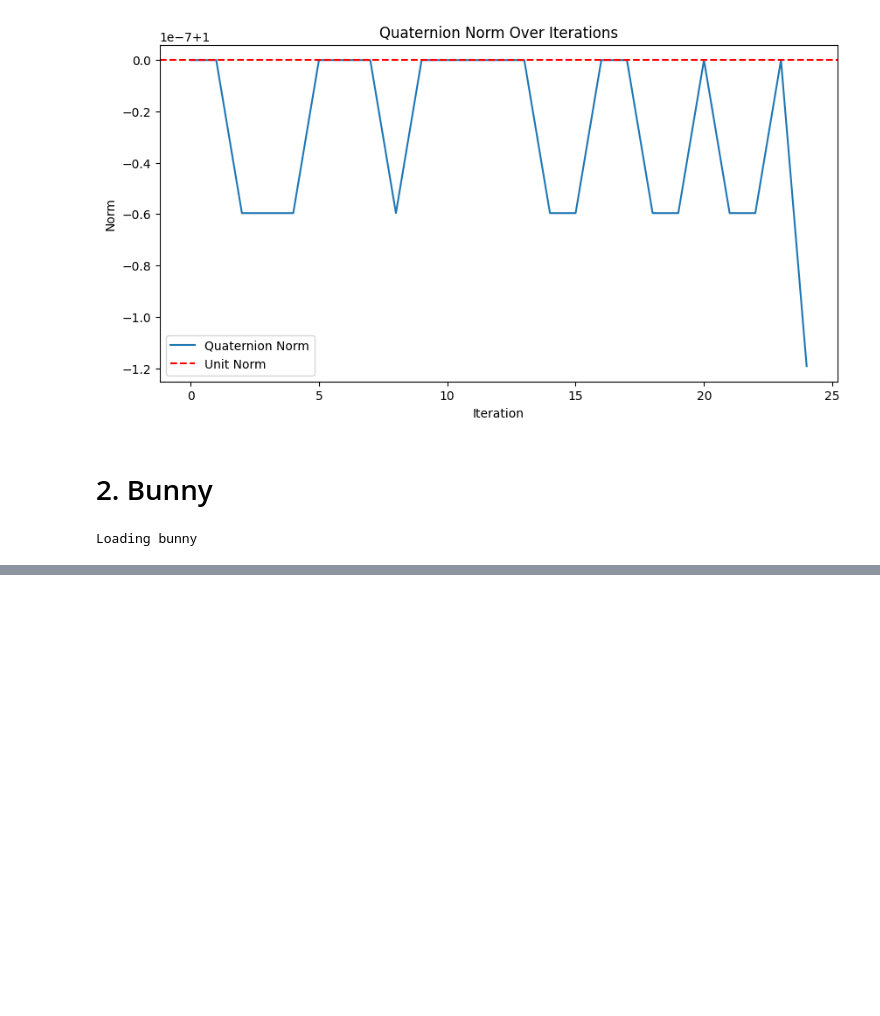
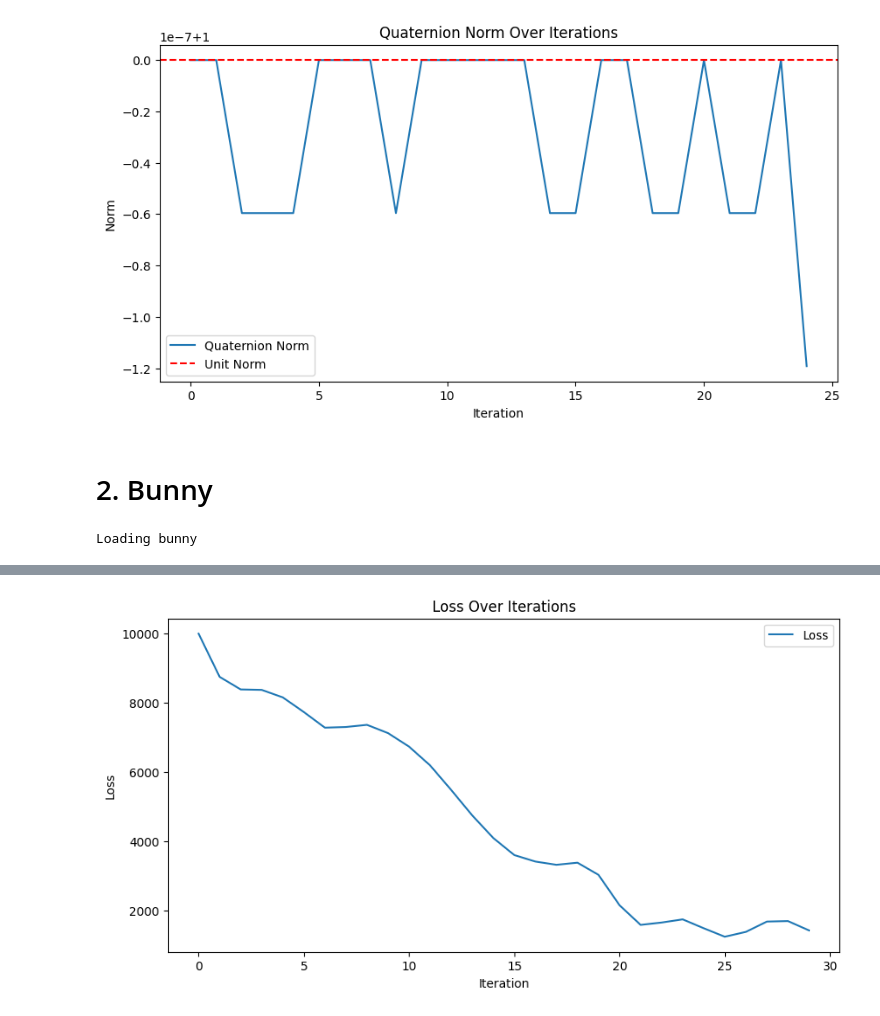
Before and after one commit to Abhinav7R/6DOF-Pose-Estimation, a Jupyter notebook: quaternion_6dof.ipynb, the cells around one changed output, grey strips where cells are left out. Cells and saved outputs as stored; diff of their text form; code cells hidden in the pictures; blank space fills up the shorter version.

```diff
--- a/quaternion_6dof.ipynb
+++ b/quaternion_6dof.ipynb
@@ -227,0 +229,4 @@ iteration: 9, loss: 7889.71875
+# %%
+plot_losses(losses)
+# %% [output]
+[figure, added]
```
Also changed, not shown: parts of 5 cells of this notebook, 7 other files.
